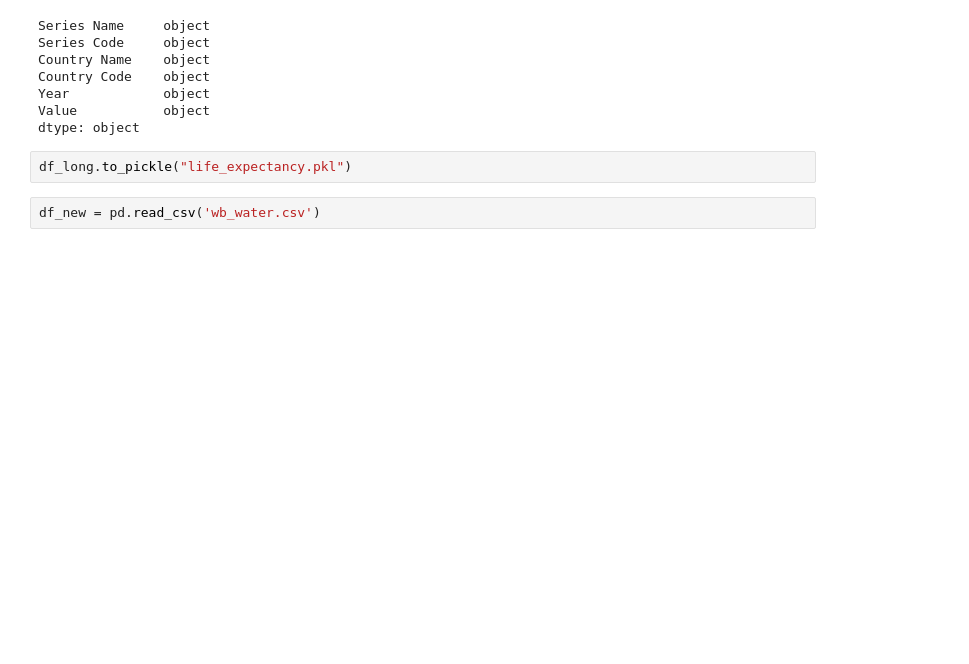
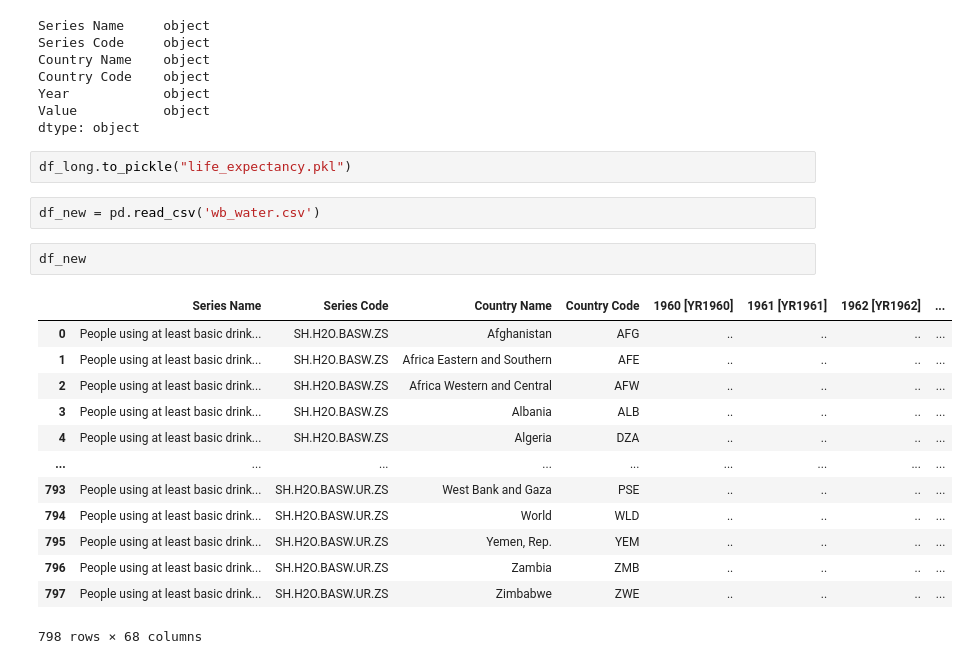
Before and after one commit to jimiok/infoviz, a Jupyter notebook: analysis.ipynb, the cells around one changed output. Drawn from its saved outputs; the diff is of its cells as text; blank space fills up the shorter version.

```diff
--- a/analysis.ipynb
+++ b/analysis.ipynb
@@ -257,3 +257,19 @@ dtype: object
 df_long.to_pickle("life_expectancy.pkl")
 # %%
 df_new = pd.read_csv('wb_water.csv')
+# %%
+df_new
+# %% [output]
+|  | Series Name | Series Code | Country Name | Country Code | 1960 [YR1960] | 1961 [YR1961] | 1962 [YR1962] | ... |
+| 0 | People using at least basic drink... | SH.H2O.BASW.ZS | Afghanistan | AFG | .. | .. | .. | ... |
+| 1 | People using at least basic drink... | SH.H2O.BASW.ZS | Africa Eastern and Southern | AFE | .. | .. | .. | ... |
+| 2 | People using at least basic drink... | SH.H2O.BASW.ZS | Africa Western and Central | AFW | .. | .. | .. | ... |
+| 3 | People using at least basic drink... | SH.H2O.BASW.ZS | Albania | ALB | .. | .. | .. | ... |
+| 4 | People using at least basic drink... | SH.H2O.BASW.ZS | Algeria | DZA | .. | .. | .. | ... |
+| ... | ... | ... | ... | ... | ... | ... | ... | ... |
+| 793 | People using at least basic drink... | SH.H2O.BASW.UR.ZS | West Bank and Gaza | PSE | .. | .. | .. | ... |
+| 794 | People using at least basic drink... | SH.H2O.BASW.UR.ZS | World | WLD | .. | .. | .. | ... |
+| 795 | People using at least basic drink... | SH.H2O.BASW.UR.ZS | Yemen, Rep. | YEM | .. | .. | .. | ... |
+| 796 | People using at least basic drink... | SH.H2O.BASW.UR.ZS | Zambia | ZMB | .. | .. | .. | ... |
+| 797 | People using at least basic drink... | SH.H2O.BASW.UR.ZS | Zimbabwe | ZWE | .. | .. | .. | ... |
+798 rows × 68 columns
```
Also changed, not shown: parts of 6 cells of this notebook, 1 other file.
